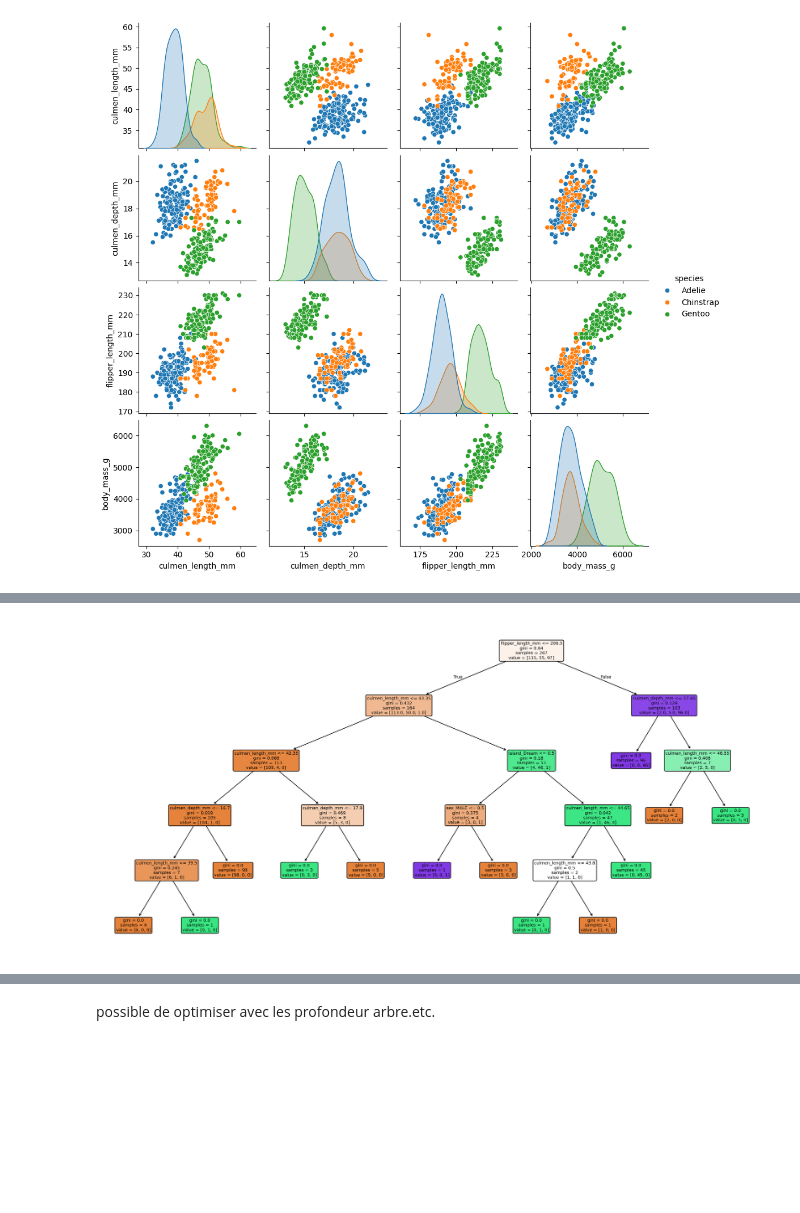
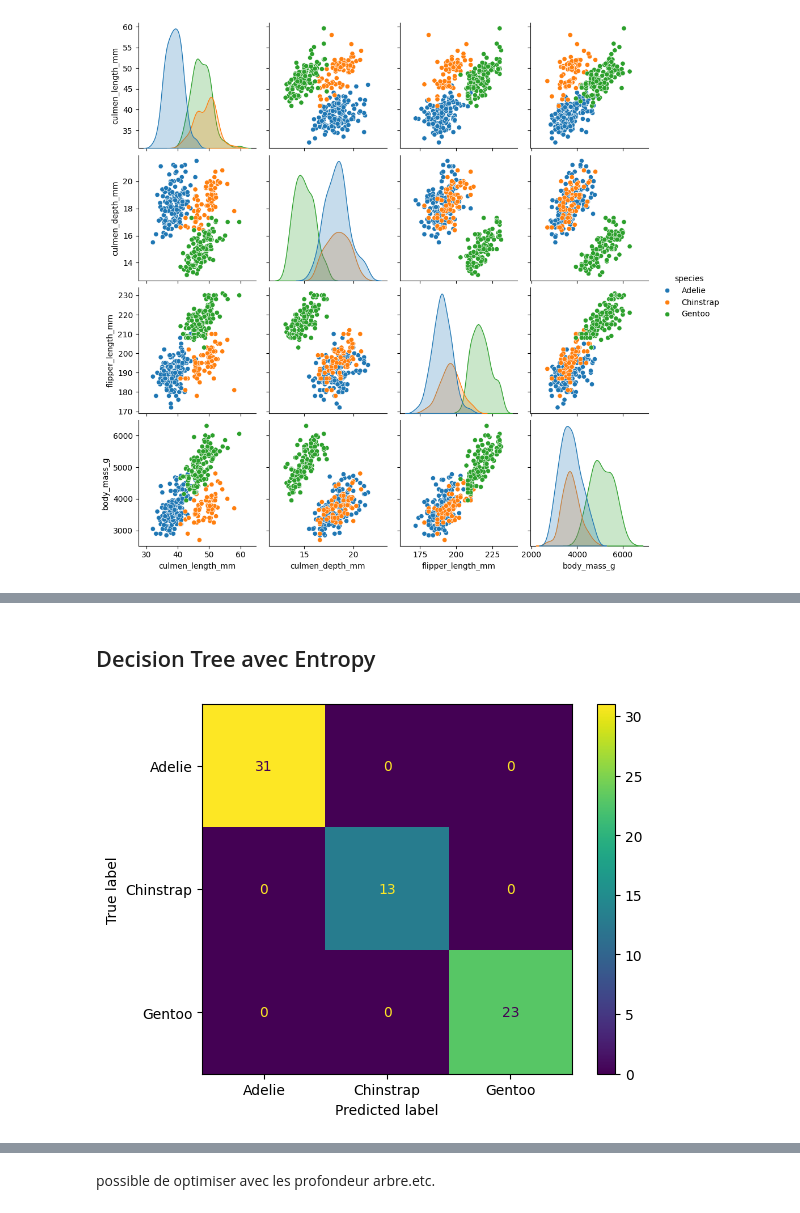
Before and after one commit to LyhengLAO/ML, a Jupyter notebook: Decision Tree/arb_dec.ipynb, the cells around one changed output, grey strips where cells are left out. Cells and saved outputs as stored; diff of their text form; code cells hidden in the pictures; blank space fills up the shorter version.

```diff
--- a/Decision Tree/arb_dec.ipynb
+++ b/Decision Tree/arb_dec.ipynb
@@ -128,8 +130,12 @@ pd.DataFrame(index=X.columns, data=model.feature_importances_, columns=['importa
 | island_Torgersen | 0.000000 |
 # %%
 from sklearn.tree import plot_tree
-
-plt.figure(figsize=(20,10),dpi=200)
-plot_tree(model,feature_names=X.columns, filled=True, rounded=True);
-# %% [output]
-[figure, removed]
+# %% [markdown]
+## Decision Tree avec Entropy
+# %%
+model_entropy = DecisionTreeClassifier(criterion='entropy')
+model_entropy.fit(X_train, y_train)
+
+ConfusionMatrixDisplay.from_estimator(model_entropy, X_test, y_test);
+# %% [output]
+[figure, added]
```
Also changed, not shown: parts of 6 cells of this notebook.
